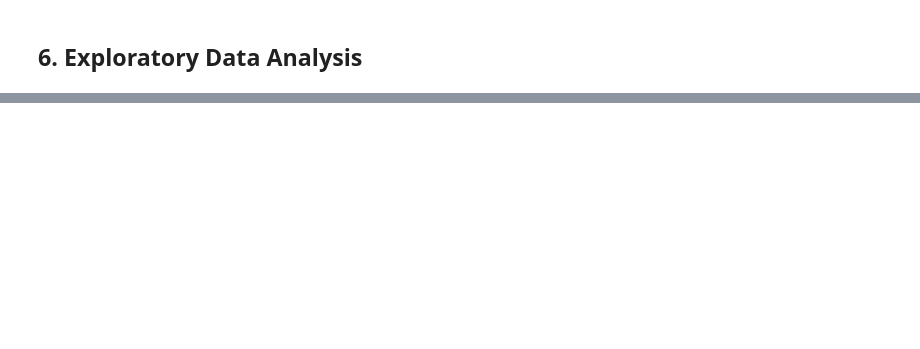
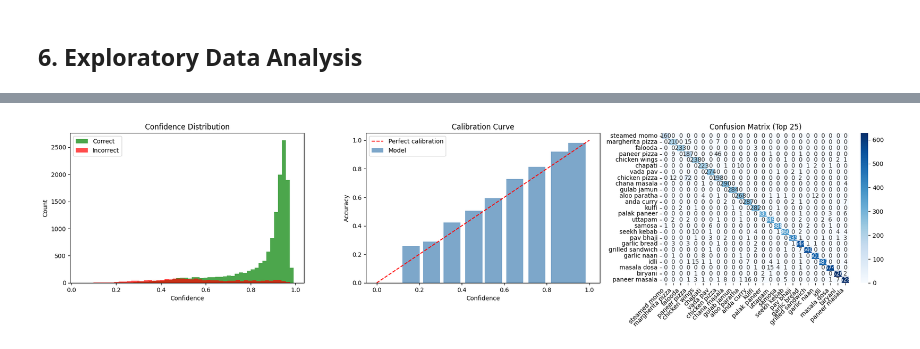
Before and after one commit to KAshyapk07/NutriSense-AI, a Jupyter notebook: Notebooks/08_NutriSense_ConvNeXt_Training.ipynb, the cells around one changed output, grey strips where cells are left out. Cells and saved outputs as stored; diff of their text form; code cells hidden in the pictures; blank space fills up the shorter version.

```diff
--- a/Notebooks/08_NutriSense_ConvNeXt_Training.ipynb
+++ b/Notebooks/08_NutriSense_ConvNeXt_Training.ipynb
@@ -1117,0 +906,40 @@ print("=" * 60)
+# %%
+# ── Confidence Calibration ──
+max_probs, _ = all_probs.max(dim=1)
+correct_mask = torch.tensor(all_preds) == all_targets_t
+
+fig, axes = plt.subplots(1, 3, figsize=(20, 5))
+
+# Confidence distribution
+axes[0].hist(max_probs[correct_mask].numpy(), bins=50, alpha=0.7, label='Correct', color='green')
+axes[0].hist(max_probs[~correct_mask].numpy(), bins=50, alpha=0.7, label='Incorrect', color='red')
+axes[0].set_xlabel('Confidence'); axes[0].set_ylabel('Count')
+axes[0].set_title('Confidence Distribution'); axes[0].legend()
+
+# Calibration curve
+n_bins = 10
+bin_boundaries = torch.linspace(0, 1, n_bins + 1)
+bin_accs, bin_confs, bin_counts = [], [], []
+for i in range(n_bins):
+    mask = (max_probs >= bin_boundaries[i]) & (max_probs < bin_boundaries[i+1])
+    if mask.sum() > 0:
+        bin_accs.append(correct_mask[mask].float().mean().item())
+        bin_confs.append(max_probs[mask].mean().item())
+        bin_counts.append(mask.sum().item())
+
+axes[1].bar(bin_confs, bin_accs, width=0.08, alpha=0.7, label='Model', color='steelblue')
+axes[1].plot([0,1], [0,1], 'r--', label='Perfect calibration')
+axes[1].set_xlabel('Confidence'); axes[1].set_ylabel('Accuracy')
+axes[1].set_title('Calibration Curve'); axes[1].legend()
+
+# Confusion matrix (top 25)
+cm = confusion_matrix(all_targets, all_preds)
+top_25_idx = np.argsort([class_counts.get(c, 0) for c in class_names])[-25:]
+cm_sub = cm[np.ix_(top_25_idx, top_25_idx)]
+sub_names = [class_names[i] for i in top_25_idx]
+sns.heatmap(cm_sub, annot=True, fmt='d', cmap='Blues',
+            xticklabels=sub_names, yticklabels=sub_names, ax=axes[2])
+axes[2].set_title('Confusion Matrix (Top 25)')
+plt.xticks(rotation=45, ha='right'); plt.tight_layout(); plt.show()
+# %% [output]
+[figure, added]
```
Also changed, not shown: parts of 72 cells of this notebook, 6 other files.
